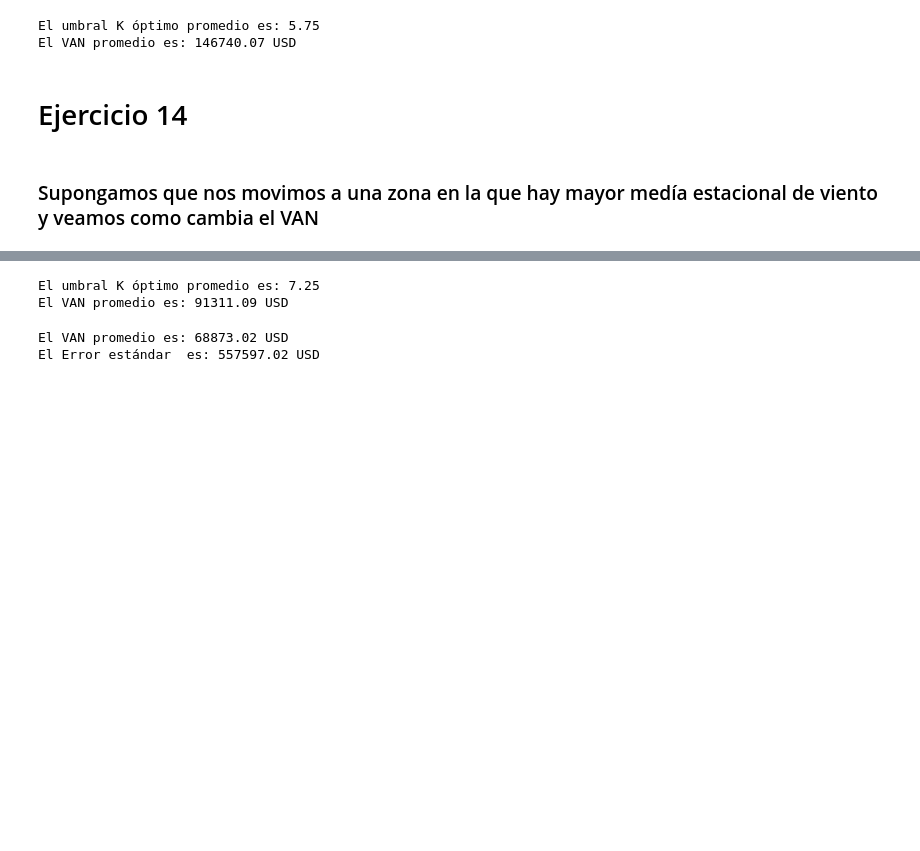
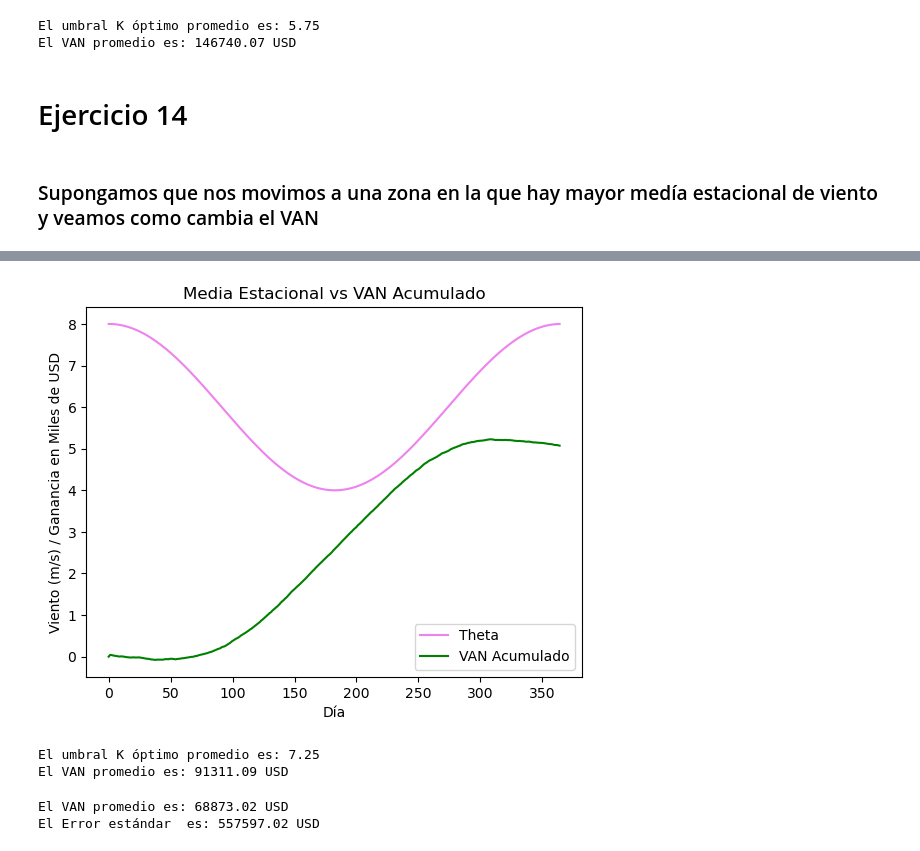
Before and after one commit to mrgimenezcosta/TP1_ACN, a Jupyter notebook: v2TP1ACN.ipynb, the cells around one changed output, grey strips where cells are left out. Saved outputs shown, nothing was run; the diff lists cells and outputs as text; code cells hidden in the pictures; blank space fills up the shorter version.

```diff
--- a/v2TP1ACN.ipynb
+++ b/v2TP1ACN.ipynb
@@ -845,5 +852,5 @@ print(correlacion)
 # %%
-def simulate_molino_cambio(S, K, T):
+def simulate_molino_cambio(S, K, T, costo_reparacion):
     cash_flow = np.zeros(T)
     roturas = np.zeros(T)
     estados = np.zeros(T)
@@ -858,7 +865,7 @@ def simulate_molino_cambio(S, K, T):
                 roto = True  # El molino se rompe
                 roturas[t]=1
         if roto:
-            cash_flow[t] = -250000  # Costo de reparación
+            cash_flow[t] = -costo_reparacion   # Costo de reparación
             roto = False  # Molino se repara en el mismo día
             estado = 'apagado'  # Se apaga después de repararse
             apagados[t] = 1
@@ -891,10 +940,10 @@ def k_optimo(num_simulaciones):
         van_total = 0
         for i in range(num_simulaciones):
             S, D = wind_path(S_0, D_0, kappa, theta, sigma, delta, beta, gamma, T)
-            cash_flow_norte, _, _, _ , _= simulate_molino_cambio(S + D / 2, k, T)
-            cash_flow_sur, _, _, _, _= simulate_molino_cambio(S - D / 2, k, T)
+            cash_flow_norte, _, _, _ , _= simulate_molino_cambio(S + D / 2, k, T, 250000)
+            cash_flow_sur, _, _, _, _= simulate_molino_cambio(S - D / 2, k, T, 250000)
             cash_flow_total = cash_flow_norte + cash_flow_sur
-            van = calcular_van(cash_flow_total, tasa_interes, T)  # Calcula el VAN del cash flow total
+            van = calcular_van(cash_flow_total, tasa_interes, T)
             van_total = van_total + van
         van_total = van_total / num_simulaciones
         if van_total > van_max:  # Compara el VAN calculado con el máximo anterior
@@ -934,0 +984,25 @@ data.head()
+# %%
+def VAN_acumulado(num_simulaciones, K):  # Inicializa el mejor K como None
+    np.random.seed(20)
+    van_total = 0
+    van = 0
+    van_promedio
+    cash_flow_total = np.zeros(365)
+    for i in range(num_simulaciones):
+        S, D = wind_path(S_0, D_0, kappa, theta, sigma, delta, beta, gamma, T)
+        cash_flow_norte, _, _, _, _ = simulate_molino(S + D / 2, K, T)
+        cash_flow_sur, _, _, _, _= simulate_molino(S - D / 2, K, T)
+        cash_flow_total = cash_flow_norte + cash_flow_sur
+        van = cash_flow_total * np.exp(-tasa_interes * np.arange(T) / 365)
+        van_total += van
+
+    van_acumulado = np.cumsum(van_total / num_simulaciones)
+
+    return van_acumulado
+
+# Ejecutar la función
+num_simulaciones = 10000
+k = 7.5
+van_acumulado= VAN_acumulado(num_simulaciones, K)
+van_acumulado = van_acumulado / 100000
+print(van_acumulado)
@@ -935,3 +1027,13 @@ data.head()
+# %%
+plt.plot(data['theta'][0:365],label='Theta', color='violet')
+plt.plot(van_acumulado, label = 'VAN Acumulado', color = 'green')
+plt.title('Media Estacional vs VAN Acumulado')
+plt.xlabel('Día')
+plt.ylabel('Viento (m/s) / Ganancia en Miles de USD')
+plt.legend()
+plt.show()
+# %% [output]
+[figure, added]
 # %%
 theta_2 = data['theta']
 # %%
```
Also changed, not shown: parts of 20 cells of this notebook.
